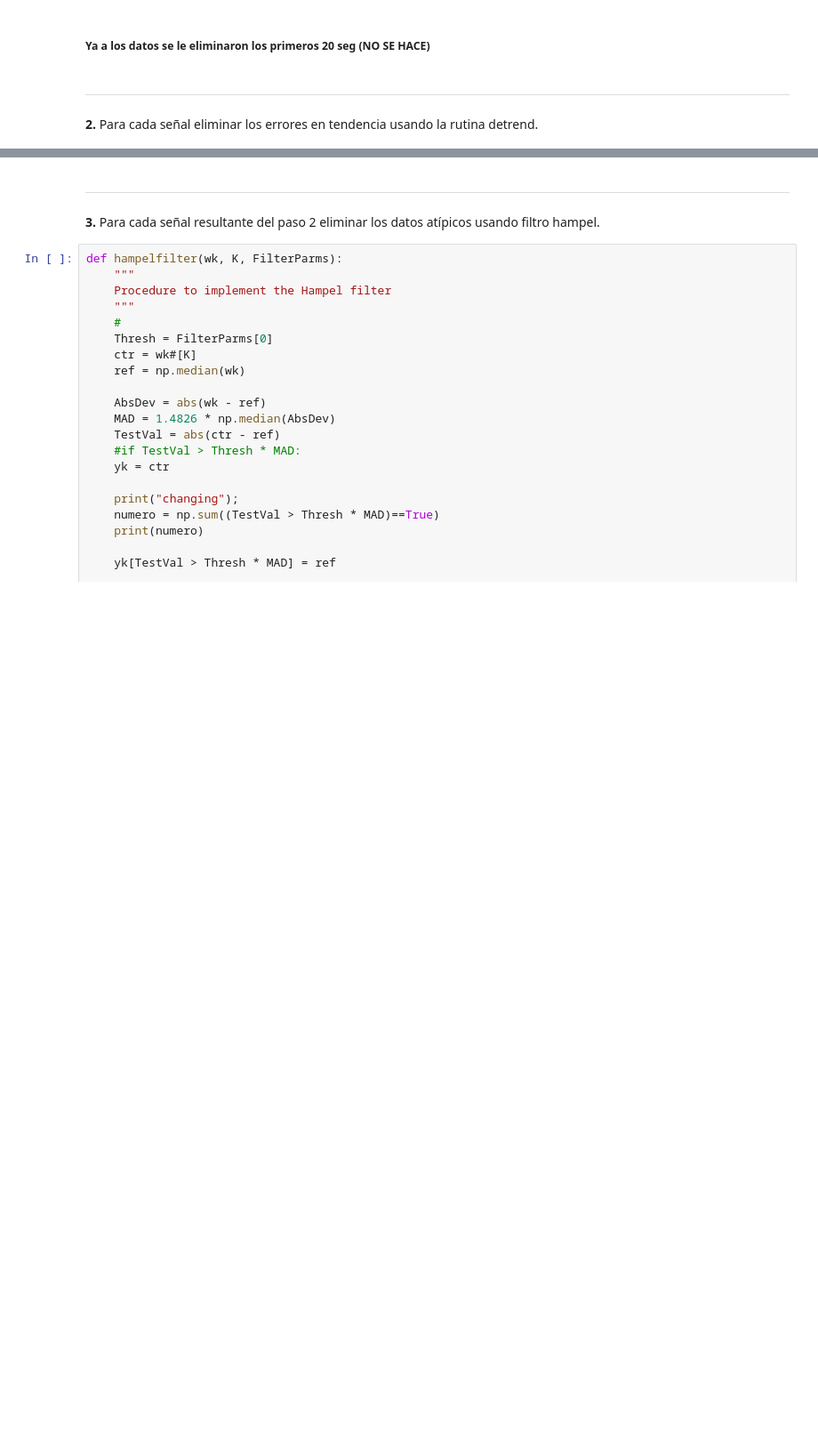
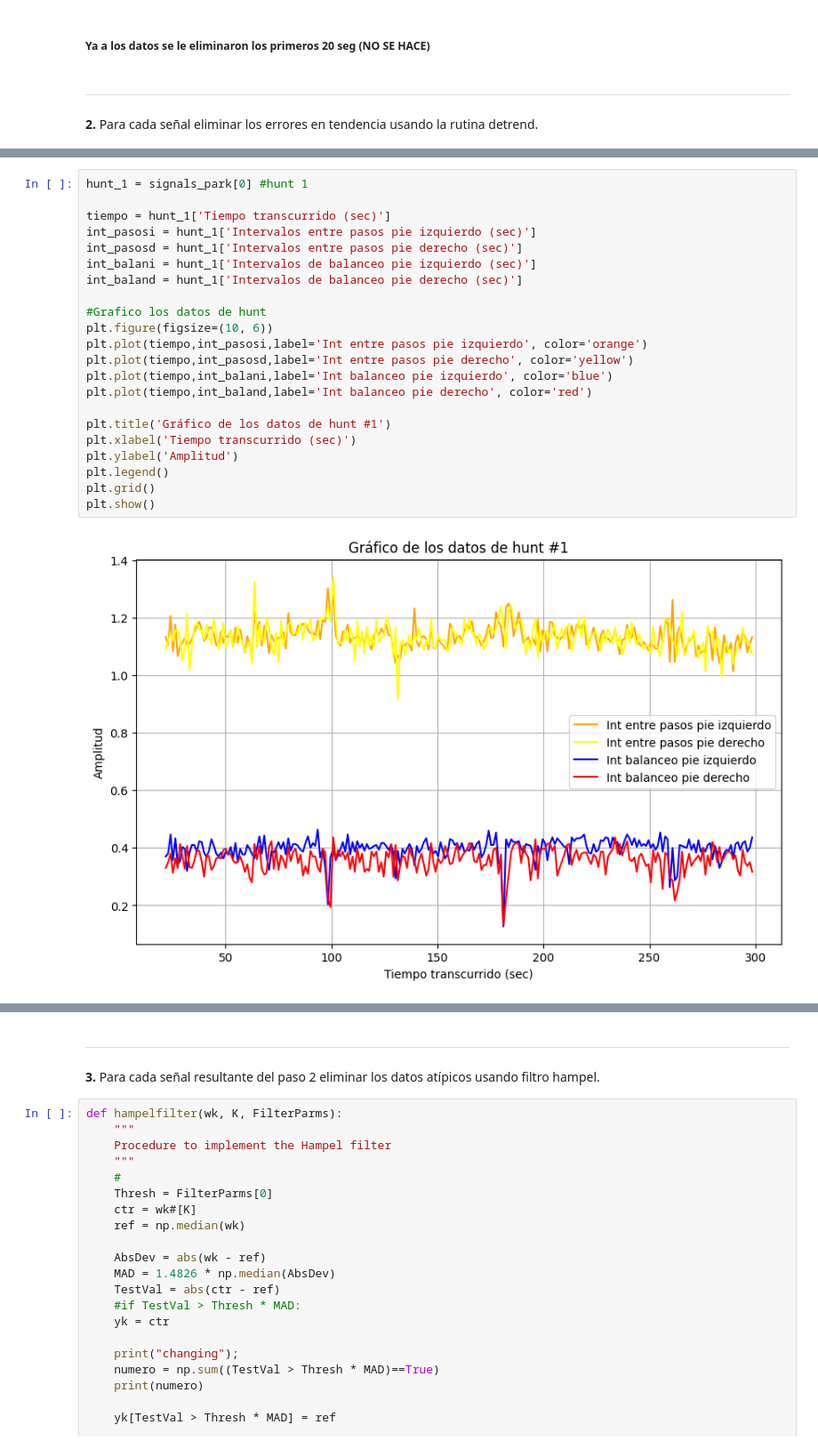
Before and after one commit to NataliaArenasP20/LaboratorioBiosenales, a Jupyter notebook: Proyecto_1/Proyecto1_NataliaArenas_DanielTamayo.ipynb, the cells around one changed output, grey strips where cells are left out. Shown at 89% size. Cells and saved outputs as stored; diff of their text form; blank space fills up the shorter version.

```diff
--- a/Proyecto_1/Proyecto1_NataliaArenas_DanielTamayo.ipynb
+++ b/Proyecto_1/Proyecto1_NataliaArenas_DanielTamayo.ipynb
@@ -210 +246,25 @@ Ya a los datos se le eliminaron los primeros 20 seg (NO SE HACE)
+# %%
+hunt_1 = signals_park[0] #hunt 1
+
+tiempo = hunt_1['Tiempo transcurrido (sec)']
+int_pasosi = hunt_1['Intervalos entre pasos pie izquierdo (sec)']
+int_pasosd = hunt_1['Intervalos entre pasos pie derecho (sec)']
+int_balani = hunt_1['Intervalos de balanceo pie izquierdo (sec)']
+int_baland = hunt_1['Intervalos de balanceo pie derecho (sec)']
+
+#Grafico los datos de hunt
+plt.figure(figsize=(10, 6))
+plt.plot(tiempo,int_pasosi,label='Int entre pasos pie izquierdo', color='orange')
+plt.plot(tiempo,int_pasosd,label='Int entre pasos pie derecho', color='yellow')
+plt.plot(tiempo,int_balani,label='Int balanceo pie izquierdo', color='blue')
+plt.plot(tiempo,int_baland,label='Int balanceo pie derecho', color='red')
+
+plt.title('Gráfico de los datos de hunt #1')
+plt.xlabel('Tiempo transcurrido (sec)')
+plt.ylabel('Amplitud')
+plt.legend()
+plt.grid()
+plt.show()
+# %% [output]
+[figure, added]
 # %%
```
Also changed, not shown: parts of 8 cells of this notebook.
